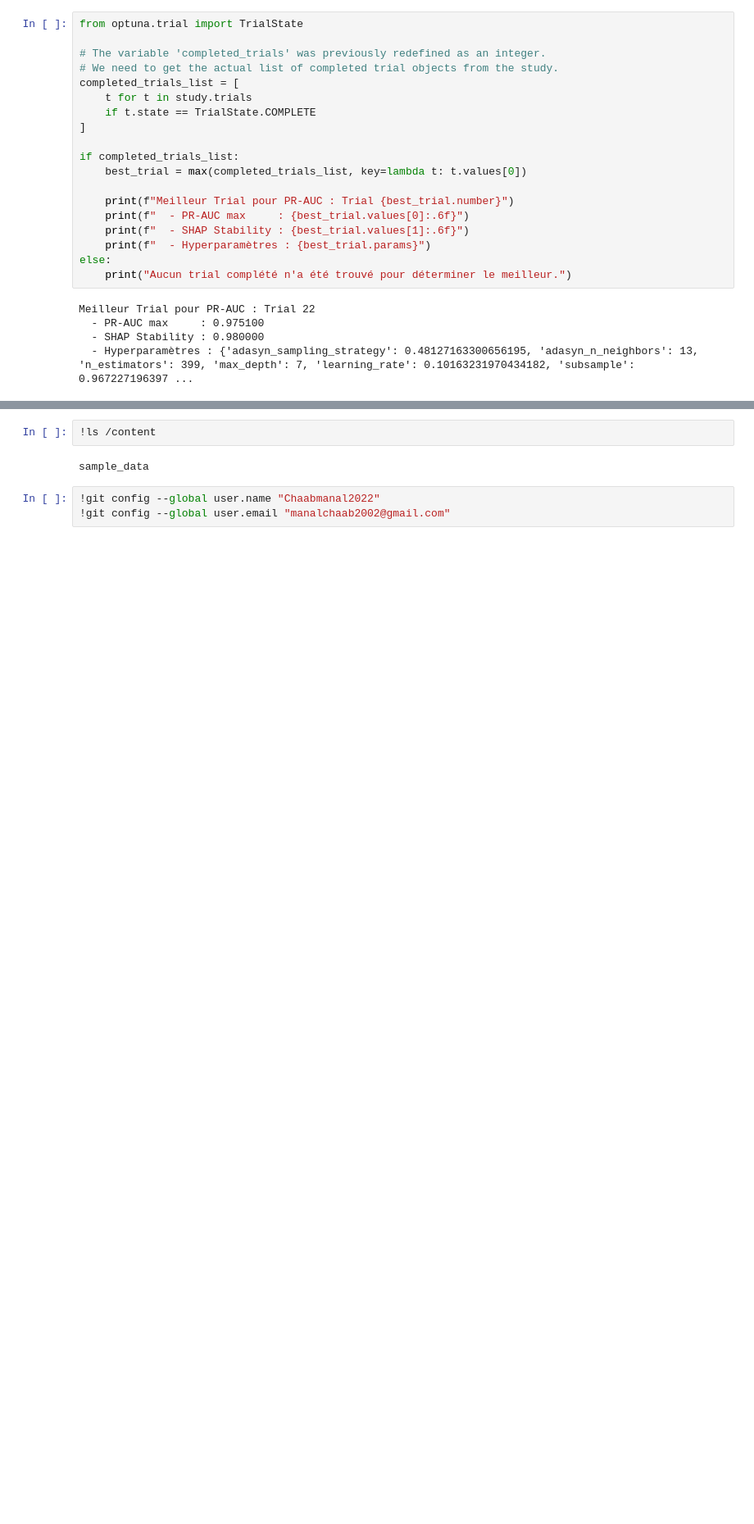
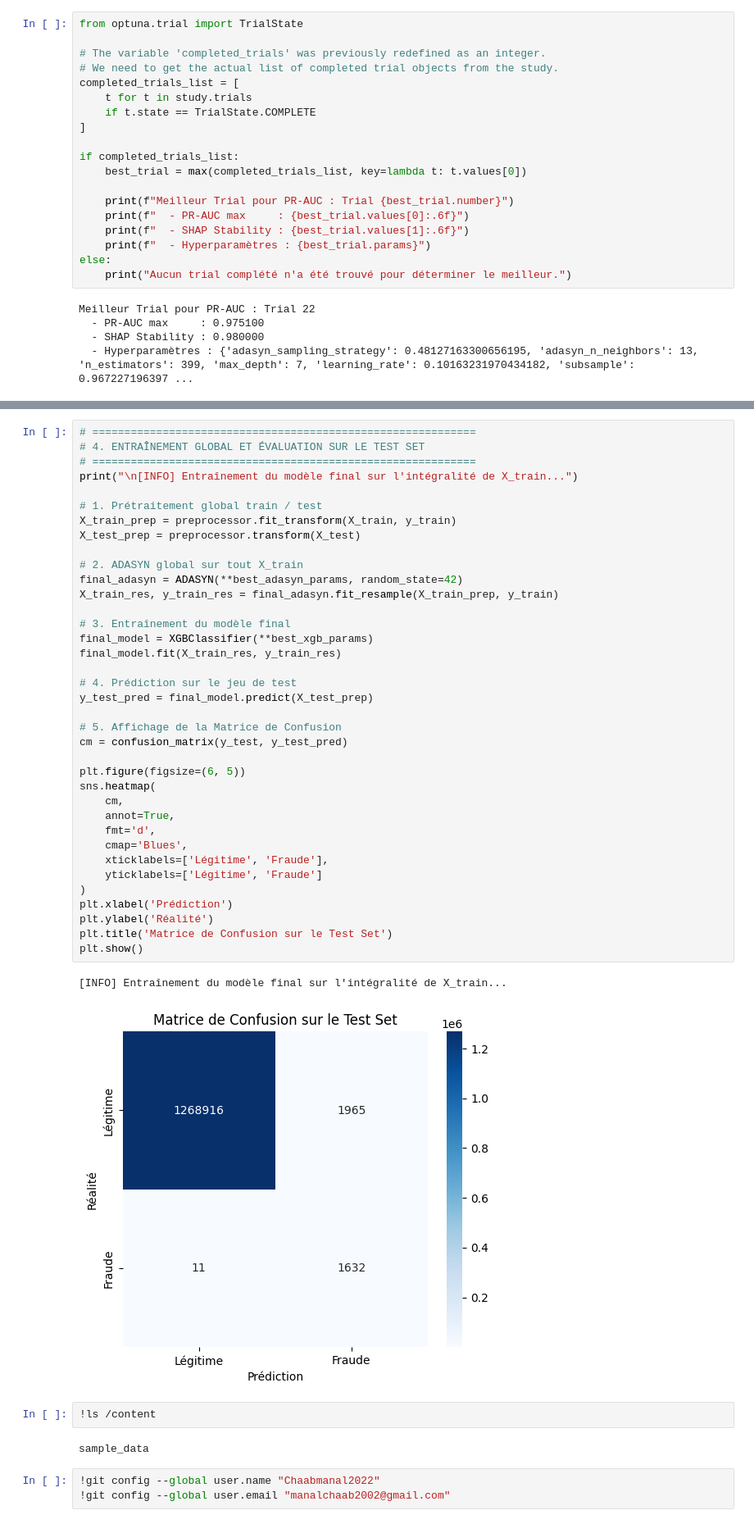
Before and after one commit to Chaabmanal2022/Balancing-PR-AUC-and-Explanation-Stability-in-Fraud-Detection, a Jupyter notebook: Pipeline_2_ADASYN.ipynb, the cells around one changed output, grey strips where cells are left out. Shown at 82% size. Saved outputs shown, nothing was run; the diff lists cells and outputs as text; blank space fills up the shorter version.

```diff
--- a/Pipeline_2_ADASYN.ipynb
+++ b/Pipeline_2_ADASYN.ipynb
@@ -705,3 +986,43 @@ for trial in study.trials:
+# %%
+# ============================================================
+# 4. ENTRAÎNEMENT GLOBAL ET ÉVALUATION SUR LE TEST SET
+# ============================================================
+print("\n[INFO] Entraînement du modèle final sur l'intégralité de X_train...")
+
+# 1. Prétraitement global train / test
+X_train_prep = preprocessor.fit_transform(X_train, y_train)
+X_test_prep = preprocessor.transform(X_test)
+
+# 2. ADASYN global sur tout X_train
+final_adasyn = ADASYN(**best_adasyn_params, random_state=42)
+X_train_res, y_train_res = final_adasyn.fit_resample(X_train_prep, y_train)
+
+# 3. Entraînement du modèle final
+final_model = XGBClassifier(**best_xgb_params)
+final_model.fit(X_train_res, y_train_res)
+
+# 4. Prédiction sur le jeu de test
+y_test_pred = final_model.predict(X_test_prep)
+
+# 5. Affichage de la Matrice de Confusion
+cm = confusion_matrix(y_test, y_test_pred)
+
+plt.figure(figsize=(6, 5))
+sns.heatmap(
+    cm,
+    annot=True,
+    fmt='d',
+    cmap='Blues',
+    xticklabels=['Légitime', 'Fraude'],
+    yticklabels=['Légitime', 'Fraude']
+)
+plt.xlabel('Prédiction')
+plt.ylabel('Réalité')
+plt.title('Matrice de Confusion sur le Test Set')
+plt.show()
+# %% [output]
+[INFO] Entraînement du modèle final sur l'intégralité de X_train...
+[figure, added]
 # %%
 !ls /content
 # %% [output]
```
Also changed, not shown: parts of 7 cells of this notebook.
